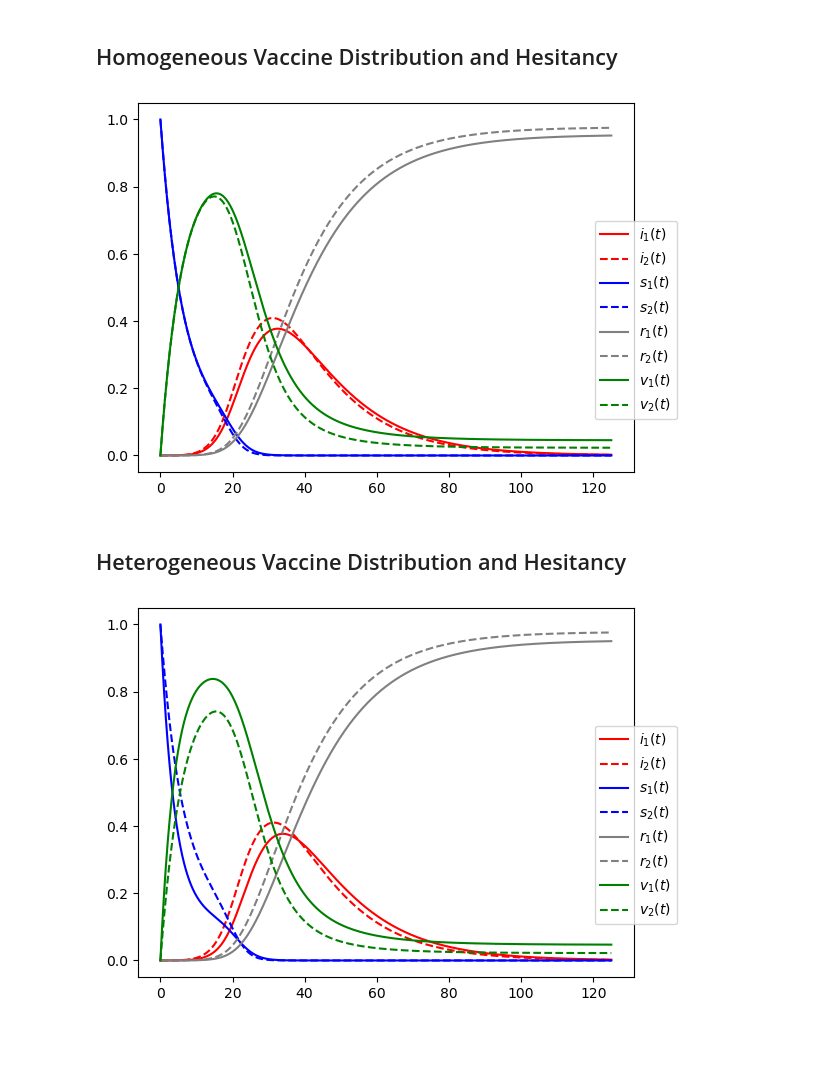
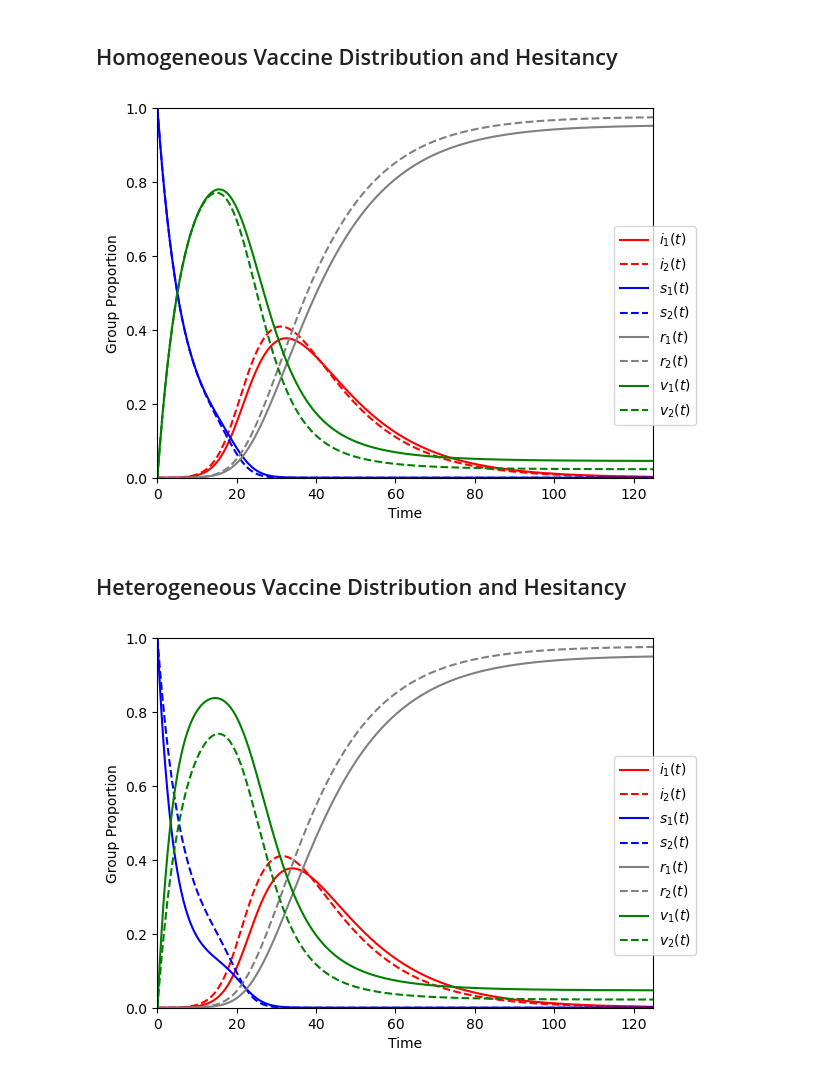
Before and after one commit to mbyers31/CMMID-project, a Jupyter notebook: code/sir+v_adoption.ipynb, the cells around one changed output. Drawn from its saved outputs; the diff is of its cells as text; code cells hidden in the pictures; blank space fills up the shorter version.

Commit message:
clean up plots

```diff
--- a/code/sir+v_adoption.ipynb
+++ b/code/sir+v_adoption.ipynb
@@ -105,27 +117,11 @@ beta = 1/4
 ## Homogeneous Vaccine Distribution and Hesitancy
 # %%
 #set up initial conditions
-N = 100000
-VE = 0.8
-gamma = 1/14
-beta = 1/4
 theta = 1/6
 phi = 1/8
 
-t_init = 0
-delta_t = 0.125
-
-i_0 = 1 / N
-v_0 = 0 #assume no one is vaccinated at beginning
-total_s0 = 1 - i_0
-su_0 = phi * total_s0
-sw_0 = (1 - phi) * total_s0
-r_0 = 0
-
-num_groups = 2
-p = 0.6
-proportions = [0.65, 0.35]
-max_t = 125
+su_0 = phi * s0
+sw_0 = (1 - phi) * s0
 
 #create arrays and vectors
 C = np.array([[0.8, 0.2],[0.5, 0.5]])
@@ -161,9 +157,15 @@ plt.plot(t, all_v[1, :], color='green', linestyle='dashed', label=r'$v_2(t)$')
 
 plt.legend(bbox_to_anchor=(1.1, 0.7))
 
+plt.xlim([t[0], t[-1]])
+plt.ylim([0, 1])
+
+plt.xlabel('Time')
+plt.ylabel('Group Proportion')
+
 plt.show()
 # %% [output]
-[figure, old version]
+[figure, new version]
 # %% [markdown]
 ## Heterogeneous Vaccine Distribution and Hesitancy
 # %%
@@ -207,16 +194,22 @@ all_r = np.concatenate(r, axis=1)
 # %%
 all_s = all_su + all_sw
 plt.plot(t, all_i[0, :], color='red', label=r'$i_1(t)$')
 plt.plot(t, all_i[1, :], color='red', linestyle='dashed', label=r'$i_2(t)$')
 plt.plot(t, all_s[0, :], color='blue', label=r'$s_1(t)$')
 plt.plot(t, all_s[1, :], color='blue', linestyle='dashed', label=r'$s_2(t)$')
 plt.plot(t, all_r[0, :], color='gray', label=r'$r_1(t)$')
 plt.plot(t, all_r[1, :], color='gray', linestyle='dashed', label=r'$r_2(t)$')
 plt.plot(t, all_v[0, :], color='green', label=r'$v_1(t)$')
 plt.plot(t, all_v[1, :], color='green', linestyle='dashed', label=r'$v_2(t)$')
 
 plt.legend(bbox_to_anchor=(1.1, 0.7))
 
+plt.xlim([t[0], t[-1]])
+plt.ylim([0, 1])
+
+plt.xlabel('Time')
+plt.ylabel('Group Proportion')
+
 plt.show()
 # %% [output]
-[figure, old version]
+[figure, new version]
```
Also changed, not shown: parts of 2 cells of this notebook.
